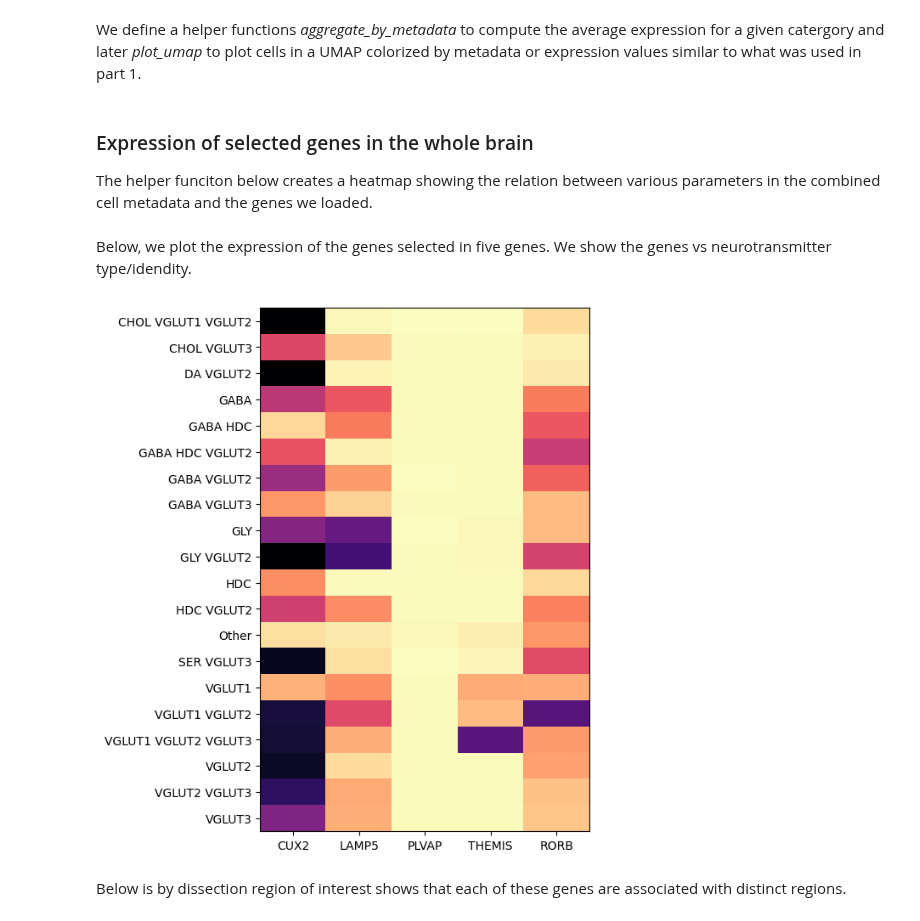
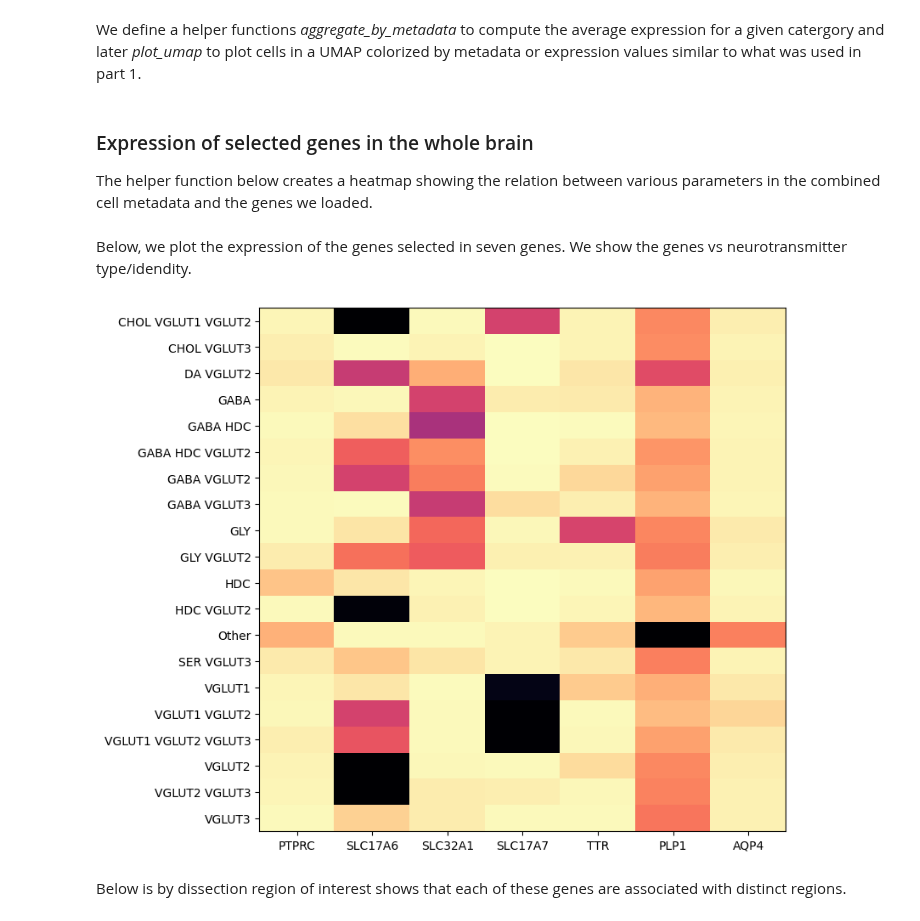
Before and after one commit to AllenInstitute/abc_atlas_access, a Jupyter notebook: notebooks/WHB-10x_snRNASeq_tutorial_part_2.ipynb, the cells around one changed output. Drawn from its saved outputs; the diff is of its cells as text; code cells hidden in the pictures.

```diff
--- a/notebooks/WHB-10x_snRNASeq_tutorial_part_2.ipynb
+++ b/notebooks/WHB-10x_snRNASeq_tutorial_part_2.ipynb
@@ -150,7 +148,7 @@ def aggregate_by_metadata(df, gnames, value, sort = False):
 # %% [markdown]
 ### Expression of selected genes in the whole brain
 
-The helper funciton below creates a heatmap showing the relation between various parameters in the combined cell metadata and the genes we loaded.
+The helper function below creates a heatmap showing the relation between various parameters in the combined cell metadata and the genes we loaded.
 # %%
 def plot_heatmap(df, fig_width=8, fig_height=4, cmap=plt.cm.magma_r) :
 
@@ -171,12 +169,12 @@ def plot_heatmap(df, fig_width=8, fig_height=4, cmap=plt.cm.magma_r) :
 
     return im
 # %% [markdown]
-Below, we plot the expression of the genes selected in five genes. We show the genes vs neurotransmitter type/idendity.
+Below, we plot the expression of the genes selected in seven genes. We show the genes vs neurotransmitter type/idendity.
 # %%
 agg = aggregate_by_metadata(cell_extended_with_genes, example_cells_with_genes.columns, 'neurotransmitter')
-res = plot_heatmap(agg, 5, 8)
+res = plot_heatmap(agg, 8, 8)
 # %% [output]
-[figure, old version]
+[figure, new version]
 # %% [markdown]
 Below is by dissection region of interest shows that each of these genes are associated with distinct regions.
 # %%
```
Also changed, not shown: parts of 14 cells of this notebook, 19 other files.
